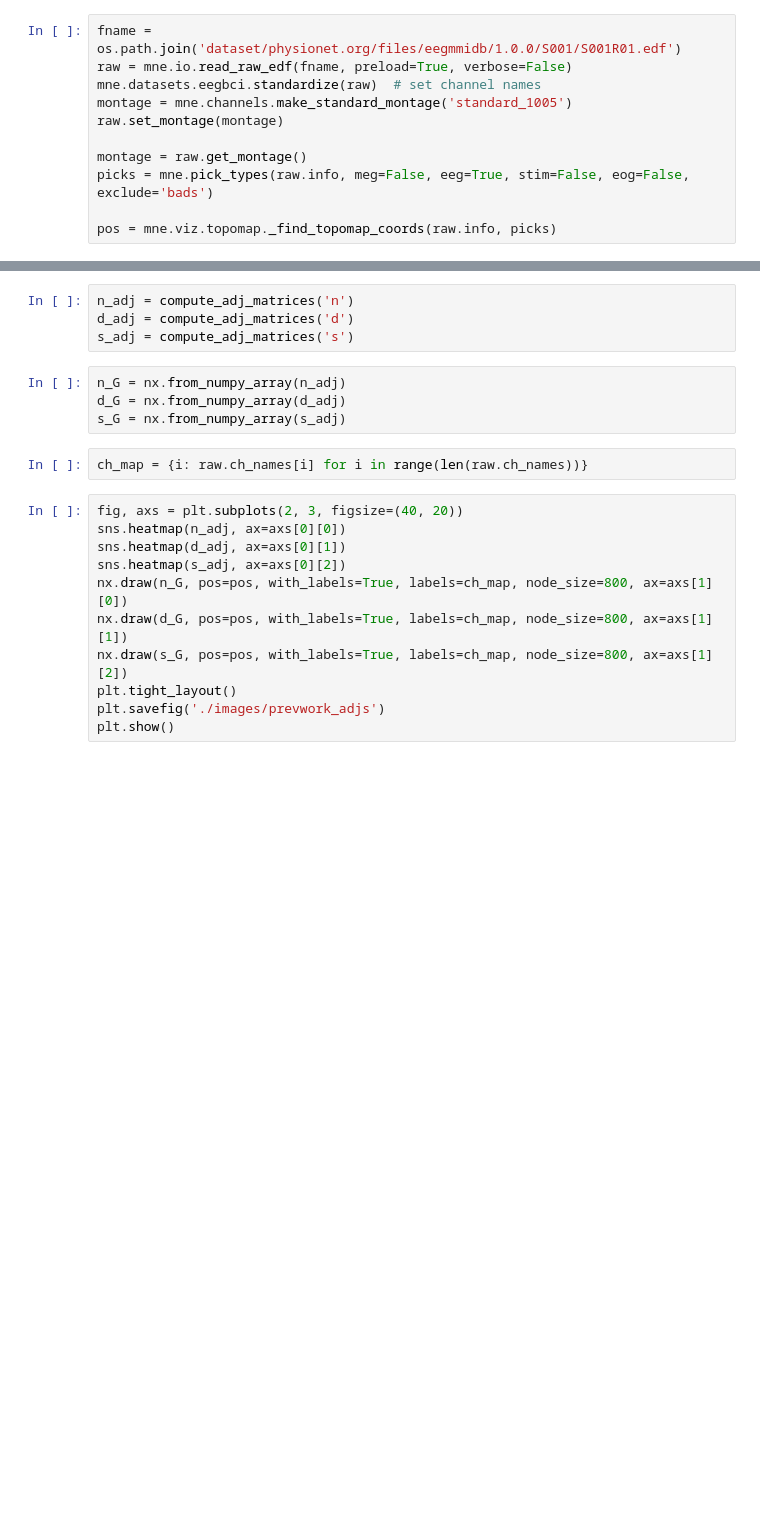
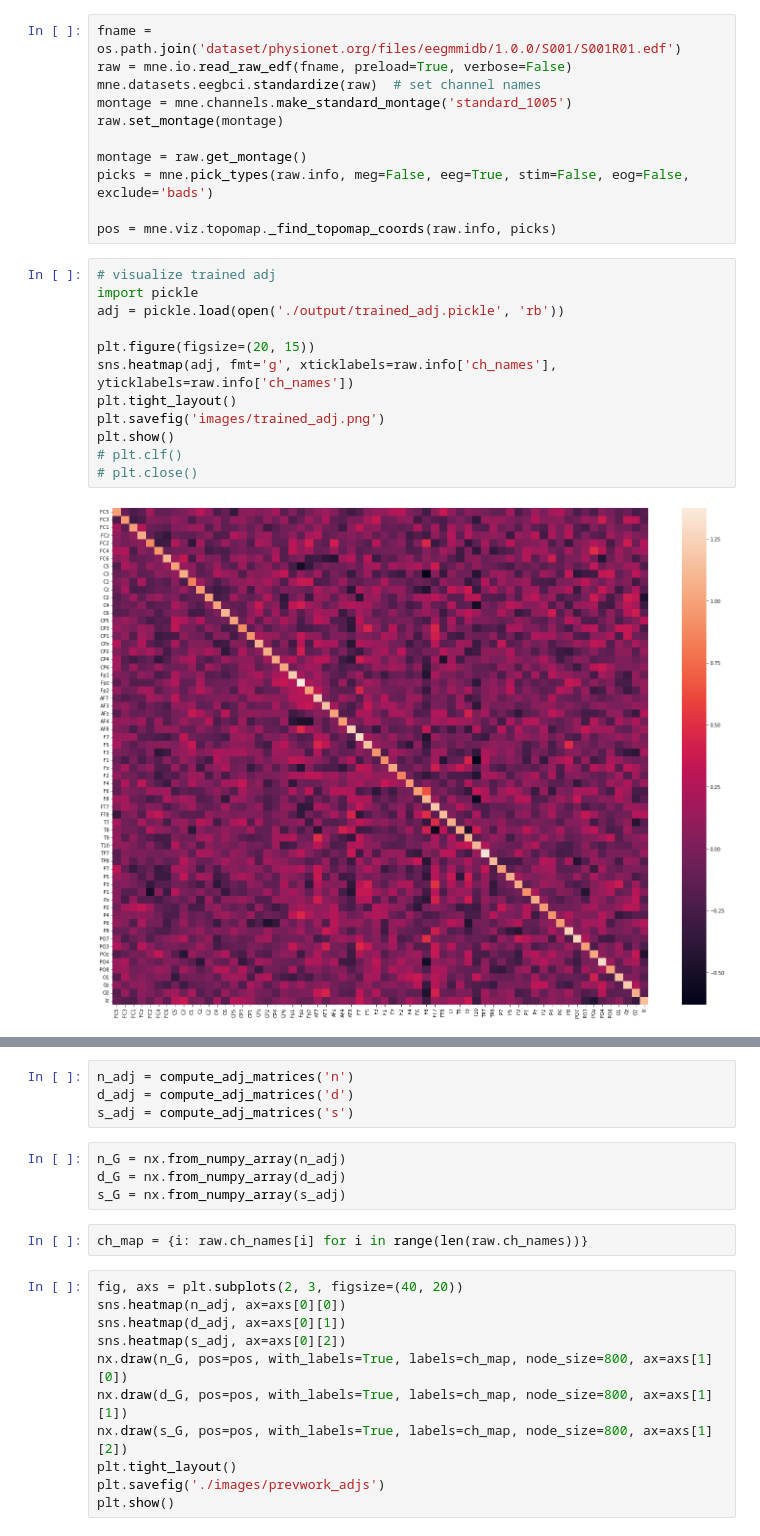
Before and after one commit to amar-enkhbat/thesis-2022, a Jupyter notebook: test_visualization.ipynb, the cells around one changed output, grey strips where cells are left out. Drawn from its saved outputs; the diff is of its cells as text; blank space fills up the shorter version.

```diff
--- a/test_visualization.ipynb
+++ b/test_visualization.ipynb
@@ -19,3 +19,17 @@ montage = raw.get_montage()
 picks = mne.pick_types(raw.info, meg=False, eeg=True, stim=False, eog=False, exclude='bads')
 
 pos = mne.viz.topomap._find_topomap_coords(raw.info, picks)
+# %%
+# visualize trained adj
+import pickle
+adj = pickle.load(open('./output/trained_adj.pickle', 'rb'))
+
+plt.figure(figsize=(20, 15))
+sns.heatmap(adj, fmt='g', xticklabels=raw.info['ch_names'], yticklabels=raw.info['ch_names'])
+plt.tight_layout()
+plt.savefig('images/trained_adj.png')
+plt.show()
+# plt.clf()
+# plt.close()
+# %% [output]
+[figure, added]
```
Also changed, not shown: parts of 27 cells of this notebook, 7 other files.
